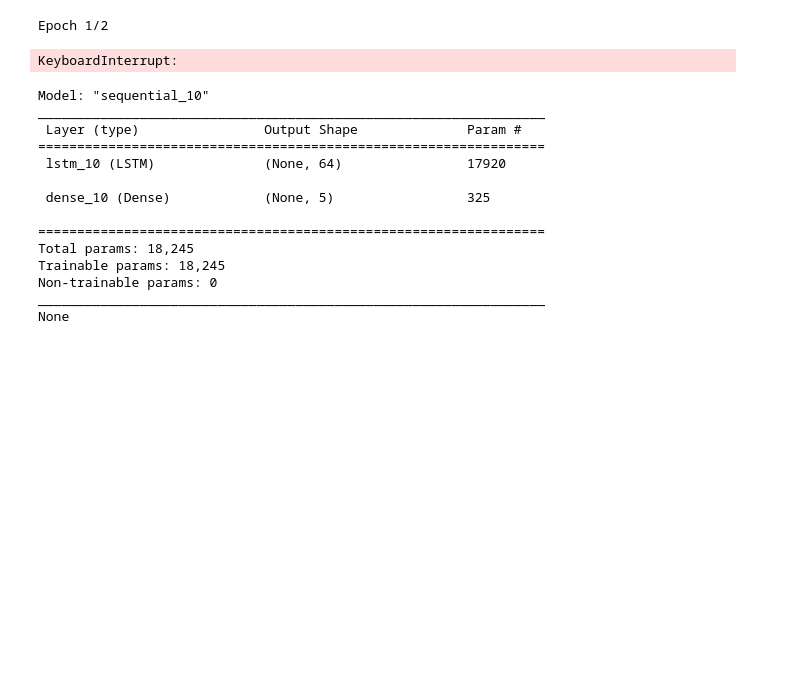
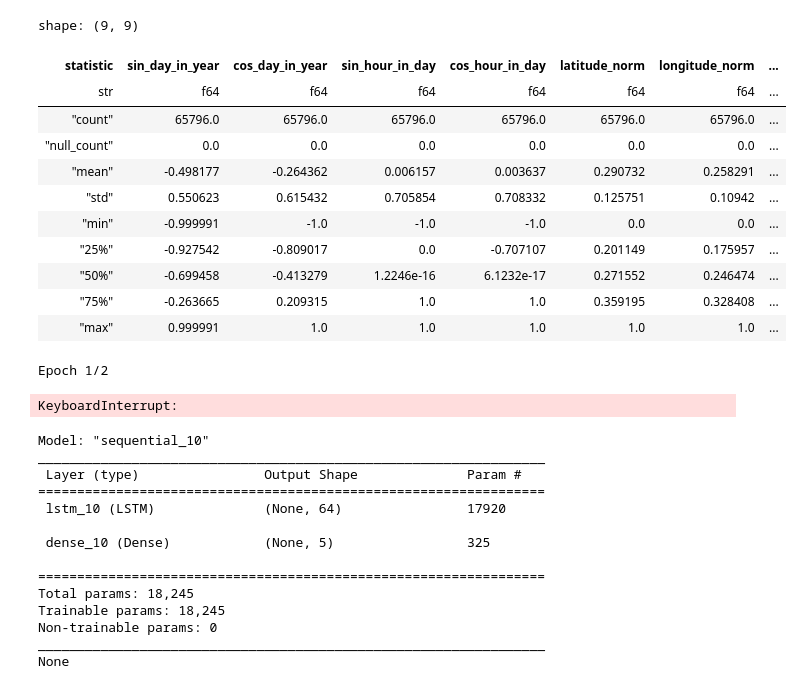
Before and after one commit to HQU-gxy/hurricane_stuff, a Jupyter notebook: LSTM.ipynb, the cells around one changed output. Saved outputs shown, nothing was run; the diff lists cells and outputs as text; code cells hidden in the pictures; blank space fills up the shorter version.

```diff
--- a/LSTM.ipynb
+++ b/LSTM.ipynb
@@ -243,0 +294,52 @@ shape: (7, 9)
+# %%
+from sklearn.preprocessing import MinMaxScaler, StandardScaler
+
+# longitude and latitude
+scaler = MinMaxScaler()
+latitude = scaler.fit_transform(df_filtered["latitude"].to_numpy().reshape(-1, 1)).reshape(-1)
+longitude = scaler.fit_transform(df_filtered["longitude"].to_numpy().reshape(-1, 1)).reshape(-1)
+
+# wind speed
+scaler = StandardScaler()
+wind_speed = scaler.fit_transform(df_filtered["wind_speed"].to_numpy().reshape(-1, 1)).reshape(-1)
+
+# lowest pressure
+scaler = StandardScaler()
+lowest_pressure = scaler.fit_transform(df_filtered["lowest_pressure"].to_numpy().reshape(-1, 1)).reshape(-1)
+# %%
+with_normalized_time = df_filtered.with_columns([
+    df_filtered["date"].map_elements(lambda x: sinusoidal_day_in_year(x)[0]).alias("sin_day_in_year"),
+    df_filtered["date"].map_elements(lambda x: sinusoidal_day_in_year(x)[1]).alias("cos_day_in_year"),
+    df_filtered["date"].map_elements(lambda x: sinusoidal_hour_in_day(x)[0]).alias("sin_hour_in_day"),
+    df_filtered["date"].map_elements(lambda x: sinusoidal_hour_in_day(x)[1]).alias("cos_hour_in_day"),
+    pl.Series("latitude_norm", latitude),
+    pl.Series("longitude_norm", longitude),
+    pl.Series("wind_speed_norm", wind_speed),
+    pl.Series("lowest_pressure_norm", lowest_pressure),
+])
+
+df_features = with_normalized_time.select([
+    "sin_day_in_year",
+    "cos_day_in_year",
+    "sin_hour_in_day",
+    "cos_hour_in_day",
+    "latitude_norm",
+    "longitude_norm",
+    "wind_speed_norm",
+    "lowest_pressure_norm",
+])
+# %%
+df_features.describe()
+# %% [output]
+shape: (9, 9)
+| statistic | sin_day_in_year | cos_day_in_year | sin_hour_in_day | cos_hour_in_day | latitude_norm | longitude_norm | ... |
+| str | f64 | f64 | f64 | f64 | f64 | f64 | ... |
+| "count" | 65796.0 | 65796.0 | 65796.0 | 65796.0 | 65796.0 | 65796.0 | ... |
+| "null_count" | 0.0 | 0.0 | 0.0 | 0.0 | 0.0 | 0.0 | ... |
+| "mean" | -0.498177 | -0.264362 | 0.006157 | 0.003637 | 0.290732 | 0.258291 | ... |
+| "std" | 0.550623 | 0.615432 | 0.705854 | 0.708332 | 0.125751 | 0.10942 | ... |
+| "min" | -0.999991 | -1.0 | -1.0 | -1.0 | 0.0 | 0.0 | ... |
+| "25%" | -0.927542 | -0.809017 | 0.0 | -0.707107 | 0.201149 | 0.175957 | ... |
+| "50%" | -0.699458 | -0.413279 | 1.2246e-16 | 6.1232e-17 | 0.271552 | 0.246474 | ... |
+| "75%" | -0.263665 | 0.209315 | 1.0 | 1.0 | 0.359195 | 0.328408 | ... |
+| "max" | 0.999991 | 1.0 | 1.0 | 1.0 | 1.0 | 1.0 | ... |
```
Also changed, not shown: parts of 10 cells of this notebook.
